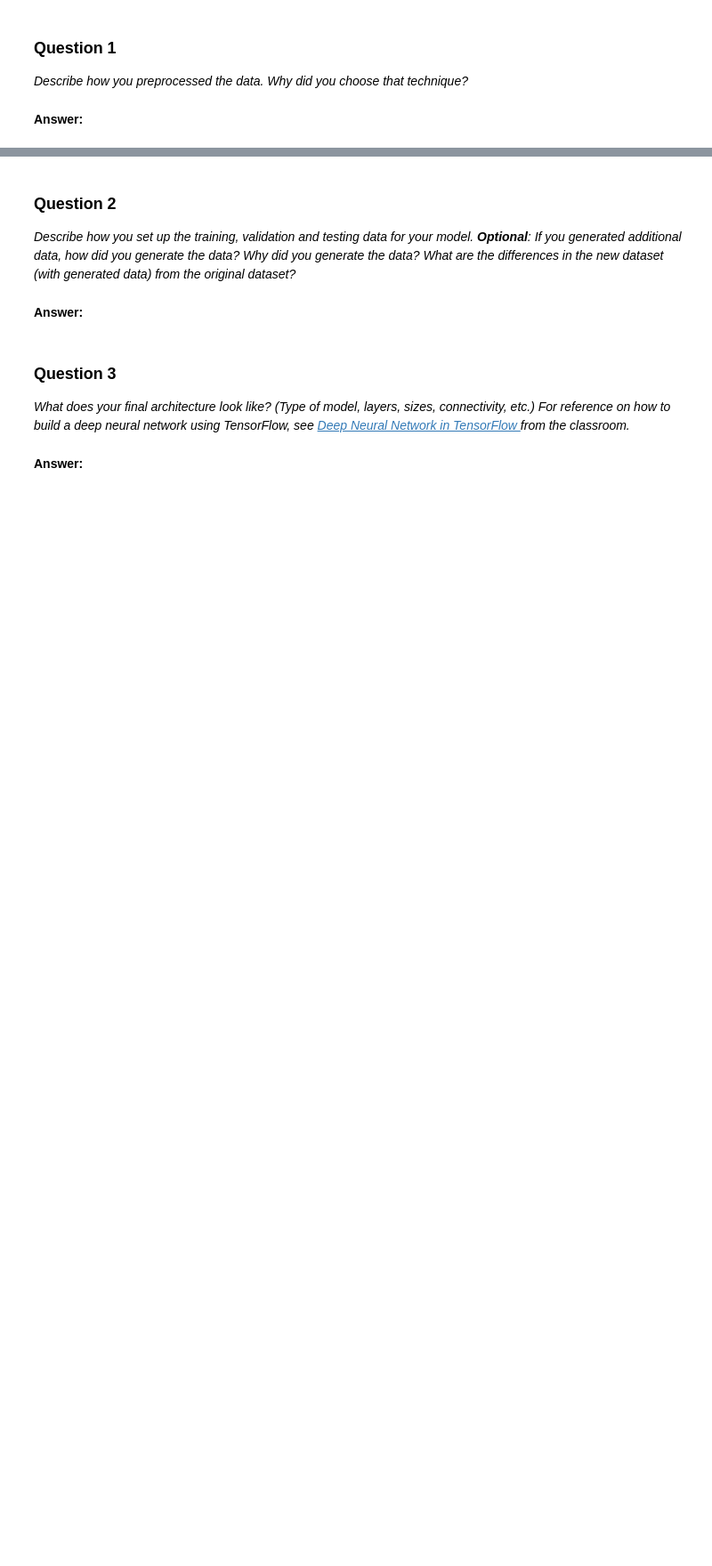
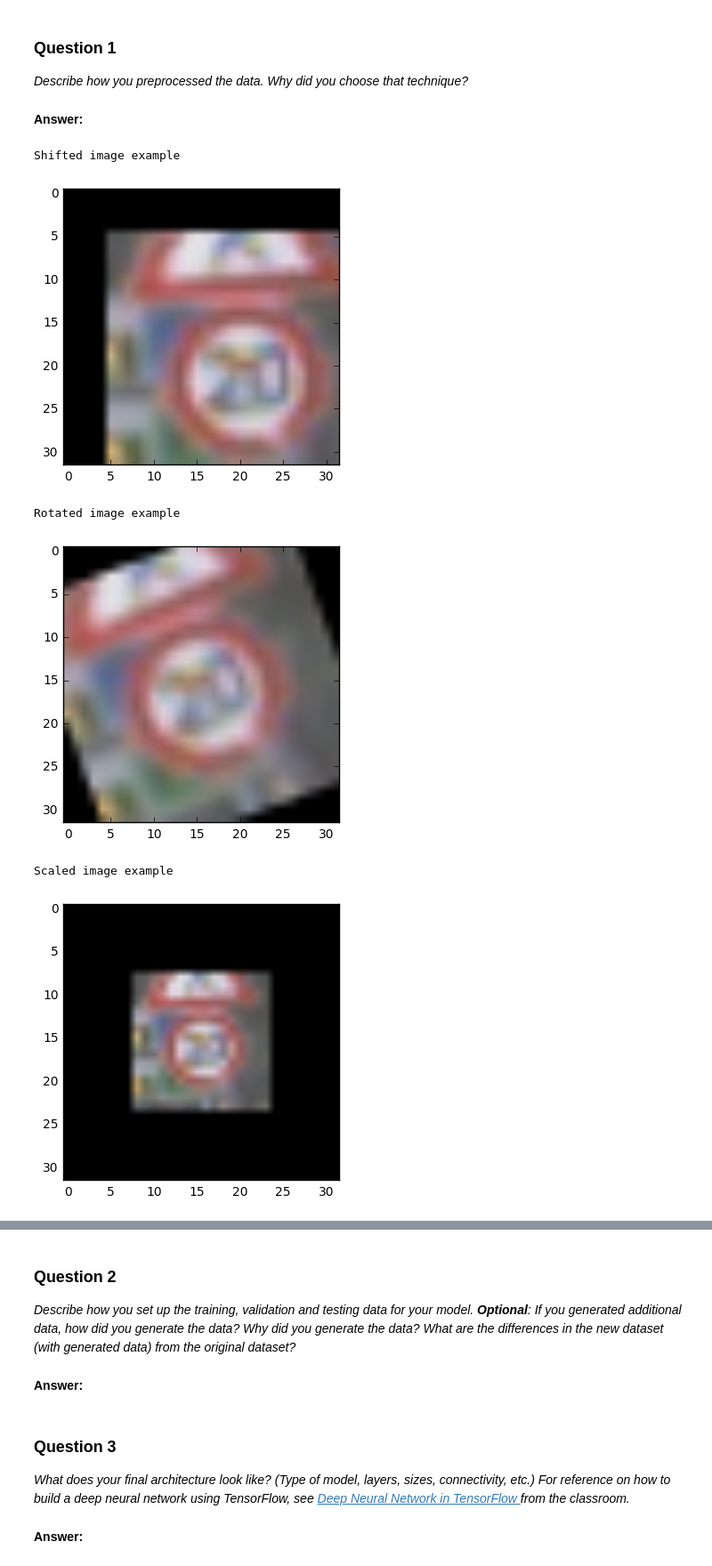
Before and after one commit to pennyheadaway/CarND-Traffic-Sign-Classifier-Project, a Jupyter notebook: Traffic_Sign_Classifier.ipynb, the cells around one changed output, grey strips where cells are left out. Shown at 89% size. Cells and saved outputs as stored; diff of their text form; code cells hidden in the pictures; blank space fills up the shorter version.

Commit message:
ADD: Dropout ADD: Augmented data creation CHG: Playing around with hyperparameters

```diff
--- a/Traffic_Sign_Classifier.ipynb
+++ b/Traffic_Sign_Classifier.ipynb
@@ -139,3 +133,20 @@ X_train =  X_train_gray
+# %%
+### Preprocess the data here.
+# Implement Min-Max scaling for color image data
+def normalize_color(image_data):
+    """
+    Normalize the image data with Min-Max scaling to a range of [0.1, 0.9]
+    :param image_data: The image data to be normalized
+    :return: Normalized image data
+    """
+    a = 0.1
+    b = 0.9
+    color_min = 0
+    color_max = 255
+    return a + ( ( (image_data - color_min)*(b - a) )/( color_max - color_min ) )
+
+X_train = normalize_color(X_train)
+### Feel free to use as many code cells as needed.
 # %% [markdown]
 ### Question 1
 
@@ -151,0 +156,52 @@ X_train, y_train = shuffle(X_train, y_train)
+# %%
+### Generate data additional data (OPTIONAL!)
+### and split the data into training/validation/testing sets here.
+### Feel free to use as many code cells as needed.
+from sklearn.utils import shuffle
+from sklearn.model_selection import train_test_split
+import cv2
+
+# Using opencv functions to make Geometric Transformations
+# http://docs.opencv.org/3.0-beta/doc/py_tutorials/py_imgproc/py_geometric_transformations/py_geometric_transformations.html
+def translate(image, tx=0, ty=0):
+    '''
+    Translate/Shift an image by (tx, ty)
+    '''
+    # Translation matrix
+    M = np.float32([[1,0,tx],[0,1,ty]])
+    return cv2.warpAffine(image,M,image.shape[0:2])
+
+def rotate(image, angle=0):
+    '''
+    Rotate image by angle in degrees
+    '''
+    rows,cols = image.shape[0:2]
+    M = cv2.getRotationMatrix2D((cols/2,rows/2),angle,1)
+    return cv2.warpAffine(image,M,image.shape[0:2])
+
+def scale(image, s=1.0):
+    '''
+    Scale image by factor s
+    '''
+    rows,cols = image.shape[0:2]
+    M = cv2.getRotationMatrix2D((cols/2,rows/2),0,s)
+    return cv2.warpAffine(image,M,image.shape[0:2])
+
+print("Shifted image example")
+plt.imshow(translate(X_train[0],5,5))
+plt.show()
+
+print("Rotated image example")
+plt.imshow(rotate(X_train[0],20))
+plt.show()
+
+print("Scaled image example")
+plt.imshow(scale(X_train[0],0.5))
+plt.show()
+# %% [output]
+Shifted image example
+[figure, added]
+Rotated image example
+[figure, added]
+Scaled image example
+[figure, added]
```
Also changed, not shown: parts of 15 cells of this notebook.
